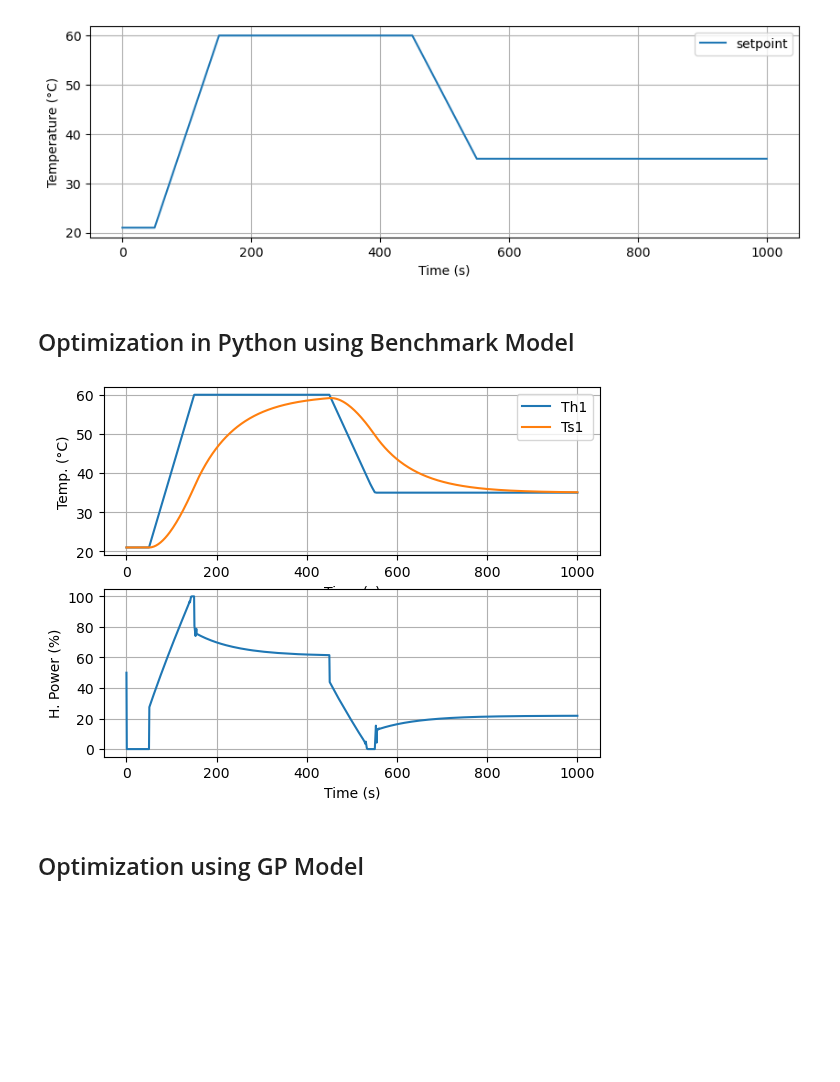
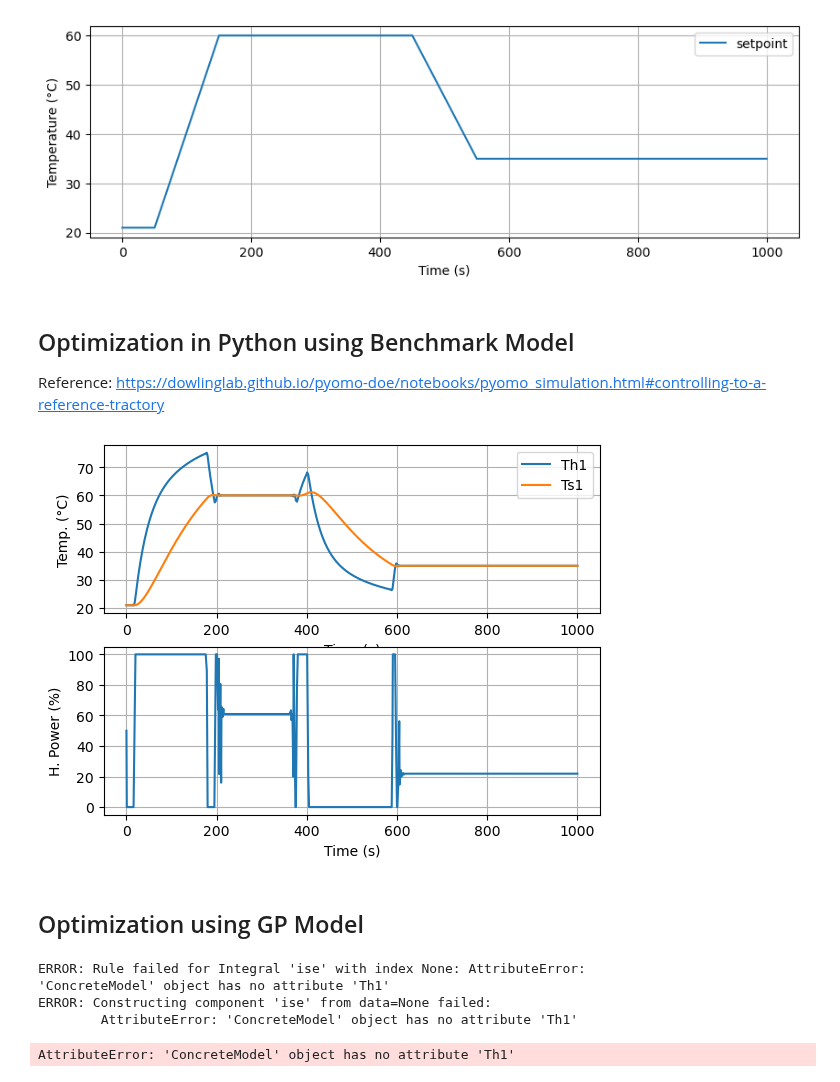
Before and after one commit to jakekrell/FoKL-GPy, a Jupyter notebook: examples/pyomo_tclab/pyomo_tclab_v6_optimize1.ipynb, the cells around one changed output. Saved outputs shown, nothing was run; the diff lists cells and outputs as text; code cells hidden in the pictures; blank space fills up the shorter version.

```diff
--- a/examples/pyomo_tclab/pyomo_tclab_v6_optimize1.ipynb
+++ b/examples/pyomo_tclab/pyomo_tclab_v6_optimize1.ipynb
@@ -323,6 +323,8 @@ ax.grid(True)
 [figure]
 # %% [markdown]
 ## Optimization in Python using Benchmark Model
+
+Reference: https://dowlinglab.github.io/pyomo-doe/notebooks/pyomo_simulation.html#controlling-to-a-reference-tractory
 # %%
 # import Pyomo library
 import pyomo.environ as pyo
@@ -356,9 +358,12 @@ m.u1 = pyo.Var(m.t, bounds=(0, 100))
 
 
 # Define the integral of the squared error
+# Note: This modified objective tracks the sensor temperature error
+# This is important because our GP model is trained on the sensor temperature
+# We want to compare apples to apples
 @m.Integral(m.t)
 def ise(m, t):
-    return (r(t) - m.Th1[t]) ** 2
+    return (r(t) - m.Ts1[t]) ** 2
 
 
 # Define the first differential equation
@@ -385,7 +390,6 @@ m.Ts1[0].fix(Tamb)
 @m.Objective(sense=pyo.minimize)
 def objective(m):
     return m.ise
-
 
 # Apply a collocation method to numerically integrate the differential equations
 pyo.TransformationFactory('dae.collocation').apply_to(m, nfe=200, wrt=m.t)
@@ -395,34 +399,34 @@ pyo.SolverFactory('ipopt').solve(m)
 
 def plot_results(m):
     """
     Plot results from Pyomo optimization
 
     Arguments:
     m: Pyomo model
 
     Returns:
     Nothing
 
     """
 
     # Plot the results
     fig, ax = plt.subplots(2, 1)
 
     ax[0].plot(m.t, [m.Th1[t]() for t in m.t], label="Th1")
     ax[0].plot(m.t, [m.Ts1[t]() for t in m.t], label="Ts1")
     ax[0].legend()
     ax[0].set_xlabel("Time (s)")
     ax[0].set_ylabel("Temp. (°C)")
     ax[0].grid()
 
     ax[1].plot(m.t, [m.u1[t]() for t in m.t], label="U1")
     ax[1].set_xlabel("Time (s)")
     ax[1].set_ylabel("H. Power (%)")
     ax[1].grid()
 
 plot_results(m)
 # %% [output]
-[figure, old version]
+[figure, new version]
 # %% [markdown]
 ## Optimization using GP Model
 # %%
@@ -475,3 +479,9 @@ pyo.TransformationFactory('dae.collocation').apply_to(m, nfe=200, wrt=m.t)
 
 # Call our nonlinear optimization/equation solver, Ipopt
 pyo.SolverFactory('ipopt').solve(m)
+# %% [output]
+ERROR: Rule failed for Integral 'ise' with index None: AttributeError:
+'ConcreteModel' object has no attribute 'Th1'
+ERROR: Constructing component 'ise' from data=None failed:
+        AttributeError: 'ConcreteModel' object has no attribute 'Th1'
+AttributeError: 'ConcreteModel' object has no attribute 'Th1'
```
